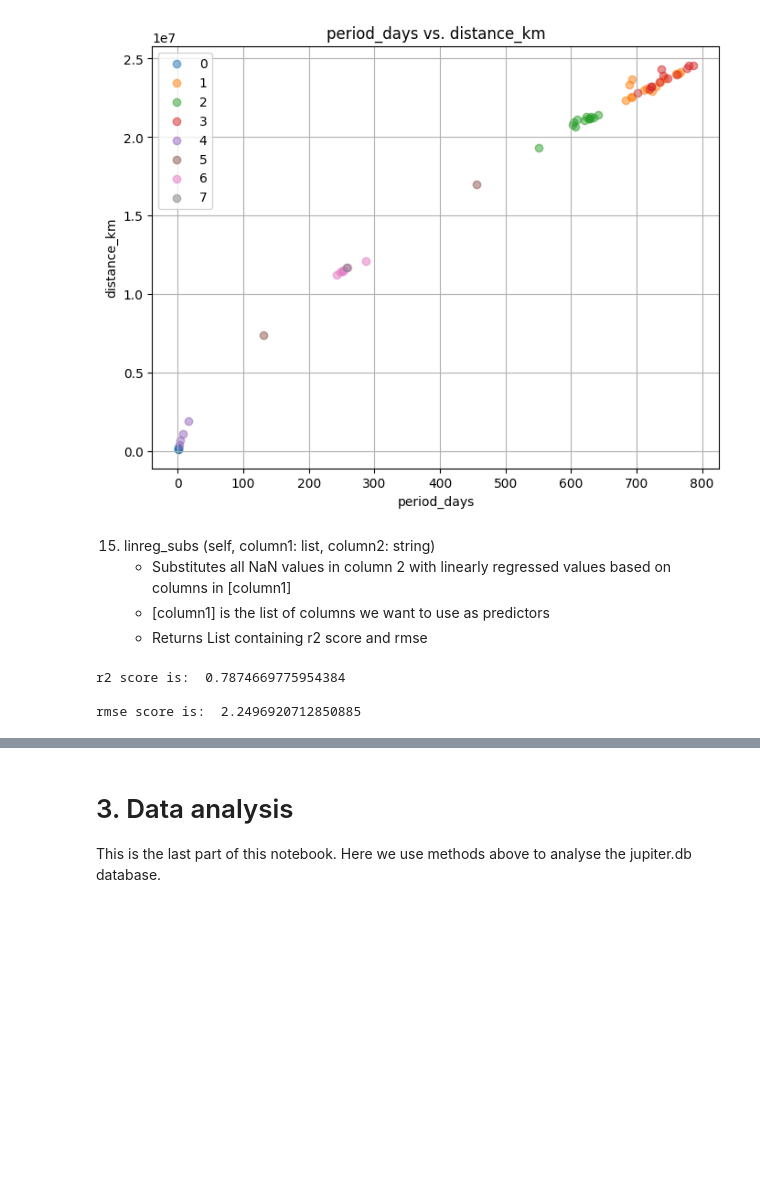
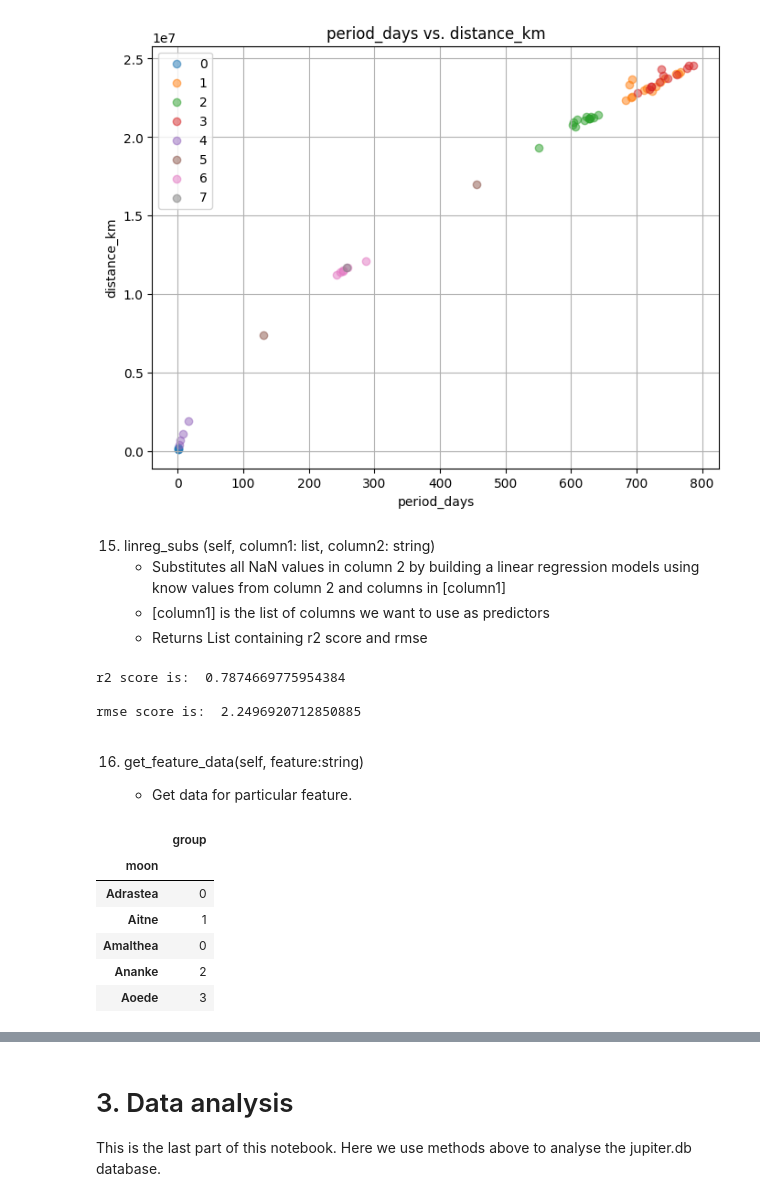
Before and after one commit to lt22412/jupiters_moons_project, a Jupyter notebook: Task_1.ipynb, the cells around one changed output, grey strips where cells are left out. Saved outputs shown, nothing was run; the diff lists cells and outputs as text; code cells hidden in the pictures; blank space fills up the shorter version.

```diff
--- a/jupiter_analysis.ipynb
+++ b/Task_1.ipynb
@@ -279,7 +274,7 @@ moons.plot_columns('period_days', 'distance_km', use_group=True)
 [figure]
 # %% [markdown]
 15. linreg_subs (self, column1: list, column2: string)
-    - Substitutes all NaN values in column 2 with linearly regressed values based on columns in [column1]
+    - Substitutes all NaN values in column 2 by building a linear regression models using know values from column 2 and columns in [column1]
     - [column1] is the list of columns we want to use as predictors
     - Returns List containing r2 score and rmse
 # %%
@@ -292,3 +287,17 @@ print('\nrmse score is: ', acc[1])
 r2 score is:  0.7874669775954384
 
 rmse score is:  2.2496920712850885
+# %% [markdown]
+16. get_feature_data(self, feature:string)
+
+    - Get data for particular feature.
+# %%
+moons.get_feature_data('group').head()
+# %% [output]
+|  | group |
+| moon |  |
+| Adrastea | 0 |
+| Aitne | 1 |
+| Amalthea | 0 |
+| Ananke | 2 |
+| Aoede | 3 |
```
Also changed, not shown: parts of 18 cells of this notebook, 4 other files.
